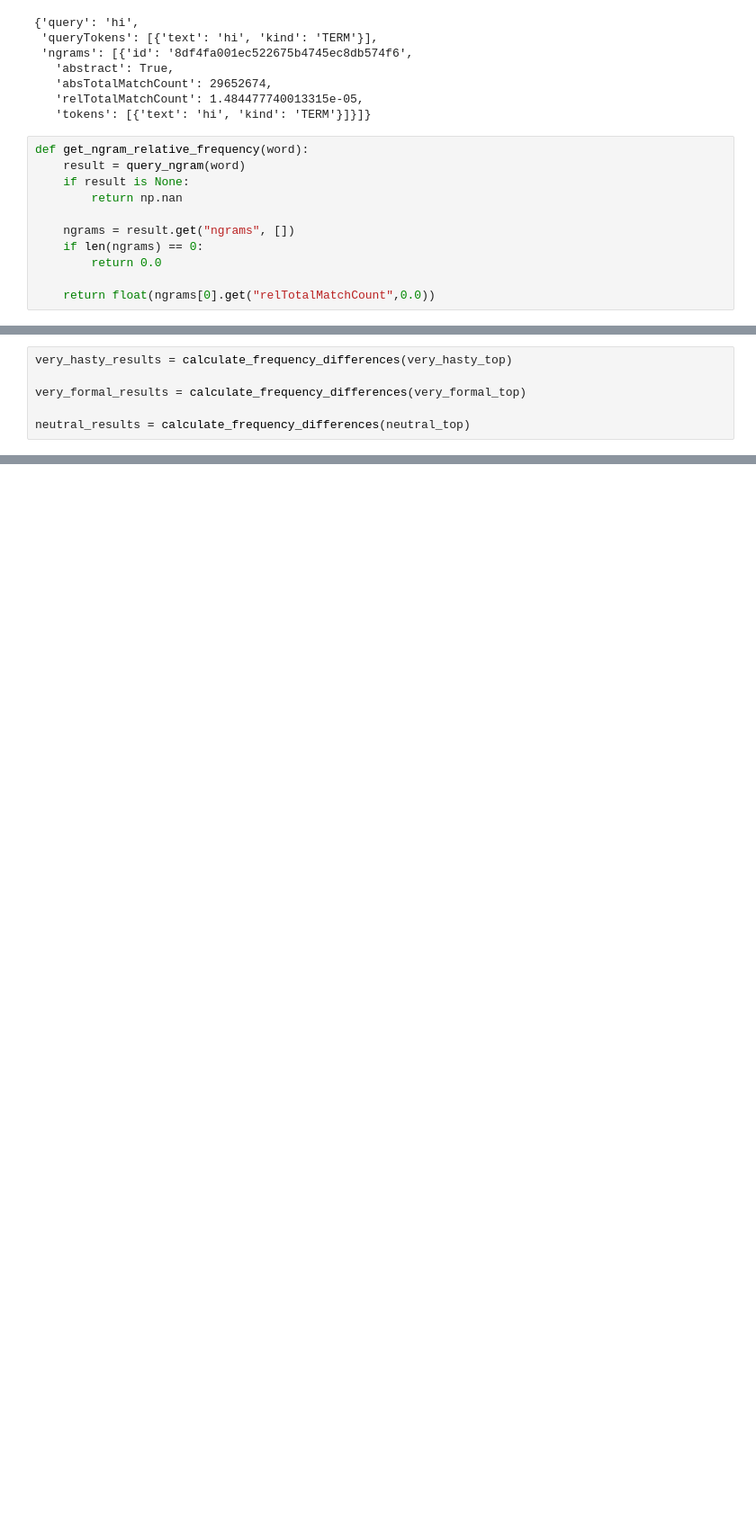
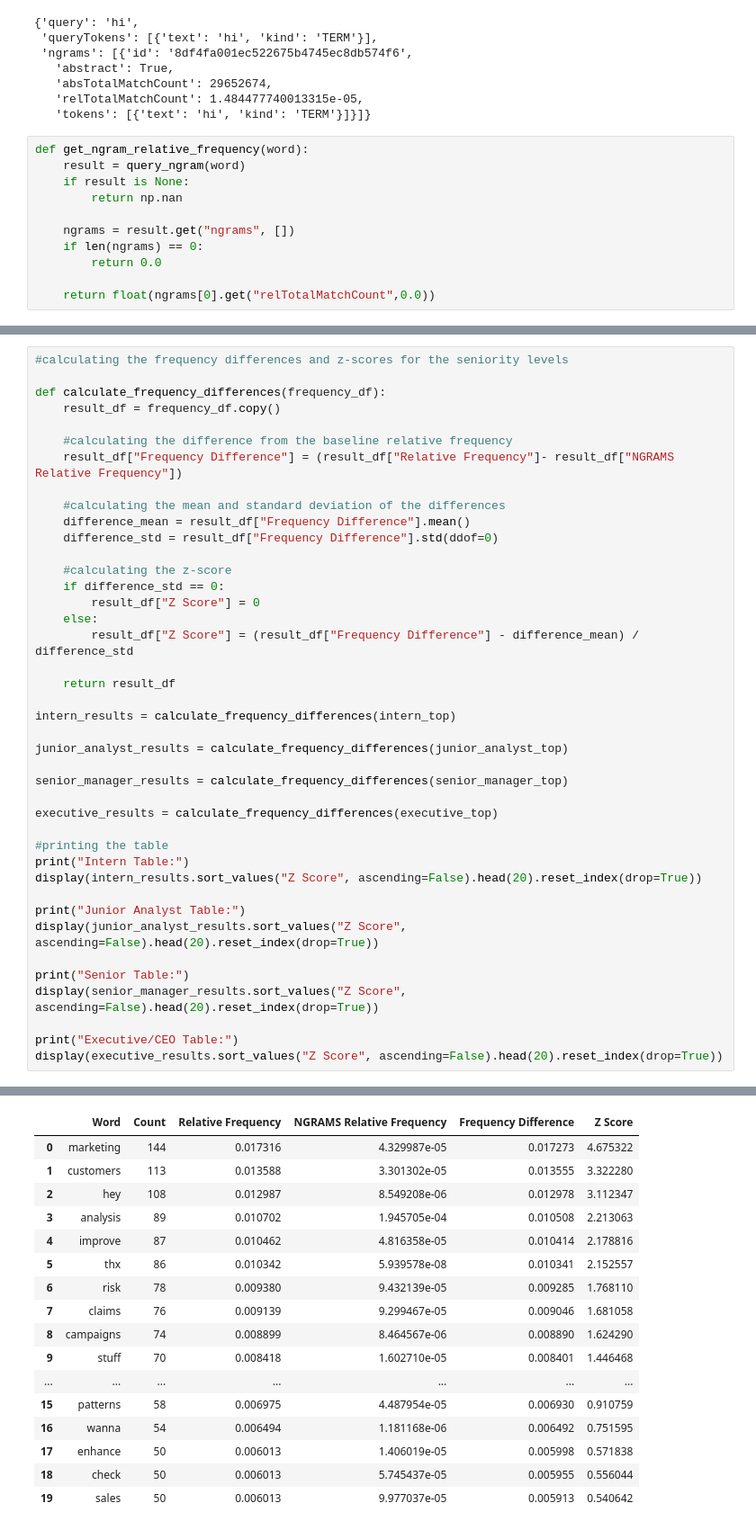
Before and after one commit to arwaguudle/AI-Data-Governance-Project, a Jupyter notebook: Automating-Data-Governance-main/variations_results/4.ipynb, the cells around one changed output, grey strips where cells are left out. Shown at 90% size. Cells and saved outputs as stored; diff of their text form; blank space fills up the shorter version.

```diff
--- a/Automating-Data-Governance-main/variations_results/4.ipynb
+++ b/Automating-Data-Governance-main/variations_results/4.ipynb
@@ -363,6 +672,42 @@ def calculate_frequency_differences(frequency_df):
 # %%
-very_hasty_results = calculate_frequency_differences(very_hasty_top)
+#calculating the frequency differences and z-scores for the seniority levels
 
-very_formal_results = calculate_frequency_differences(very_formal_top)
+def calculate_frequency_differences(frequency_df):
+    result_df = frequency_df.copy()
 
-neutral_results = calculate_frequency_differences(neutral_top)
+    #calculating the difference from the baseline relative frequency
+    result_df["Frequency Difference"] = (result_df["Relative Frequency"]- result_df["NGRAMS Relative Frequency"])
+
+    #calculating the mean and standard deviation of the differences
+    difference_mean = result_df["Frequency Difference"].mean()
+    difference_std = result_df["Frequency Difference"].std(ddof=0)
+
+    #calculating the z-score
+    if difference_std == 0:
+        result_df["Z Score"] = 0
+    else:
+        result_df["Z Score"] = (result_df["Frequency Difference"] - difference_mean) / difference_std
+
+    return result_df
+
+intern_results = calculate_frequency_differences(intern_top)
+
+junior_analyst_results = calculate_frequency_differences(junior_analyst_top)
+
+senior_manager_results = calculate_frequency_differences(senior_manager_top)
+
+executive_results = calculate_frequency_differences(executive_top)
+
+#printing the table
+print("Intern Table:")
+display(intern_results.sort_values("Z Score", ascending=False).head(20).reset_index(drop=True))
+
+print("Junior Analyst Table:")
+display(junior_analyst_results.sort_values("Z Score", ascending=False).head(20).reset_index(drop=True))
+
+print("Senior Table:")
+display(senior_manager_results.sort_values("Z Score", ascending=False).head(20).reset_index(drop=True))
+
+print("Executive/CEO Table:")
+display(executive_results.sort_values("Z Score", ascending=False).head(20).reset_index(drop=True))
+# %% [output]
@@ -368,0 +715,17 @@ neutral_results = calculate_frequency_differences(neutral_top)
+|  | Word | Count | Relative Frequency | NGRAMS Relative Frequency | Frequency Difference | Z Score |
+| 0 | marketing | 144 | 0.017316 | 4.329987e-05 | 0.017273 | 4.675322 |
+| 1 | customers | 113 | 0.013588 | 3.301302e-05 | 0.013555 | 3.322280 |
+| 2 | hey | 108 | 0.012987 | 8.549208e-06 | 0.012978 | 3.112347 |
+| 3 | analysis | 89 | 0.010702 | 1.945705e-04 | 0.010508 | 2.213063 |
+| 4 | improve | 87 | 0.010462 | 4.816358e-05 | 0.010414 | 2.178816 |
+| 5 | thx | 86 | 0.010342 | 5.939578e-08 | 0.010341 | 2.152557 |
+| 6 | risk | 78 | 0.009380 | 9.432139e-05 | 0.009285 | 1.768110 |
+| 7 | claims | 76 | 0.009139 | 9.299467e-05 | 0.009046 | 1.681058 |
+| 8 | campaigns | 74 | 0.008899 | 8.464567e-06 | 0.008890 | 1.624290 |
+| 9 | stuff | 70 | 0.008418 | 1.602710e-05 | 0.008401 | 1.446468 |
+| ... | ... | ... | ... | ... | ... | ... |
+| 15 | patterns | 58 | 0.006975 | 4.487954e-05 | 0.006930 | 0.910759 |
+| 16 | wanna | 54 | 0.006494 | 1.181168e-06 | 0.006492 | 0.751595 |
+| 17 | enhance | 50 | 0.006013 | 1.406019e-05 | 0.005998 | 0.571838 |
+| 18 | check | 50 | 0.006013 | 5.745437e-05 | 0.005955 | 0.556044 |
+| 19 | sales | 50 | 0.006013 | 9.977037e-05 | 0.005913 | 0.540642 |
```
Also changed, not shown: parts of 15 cells of this notebook.
